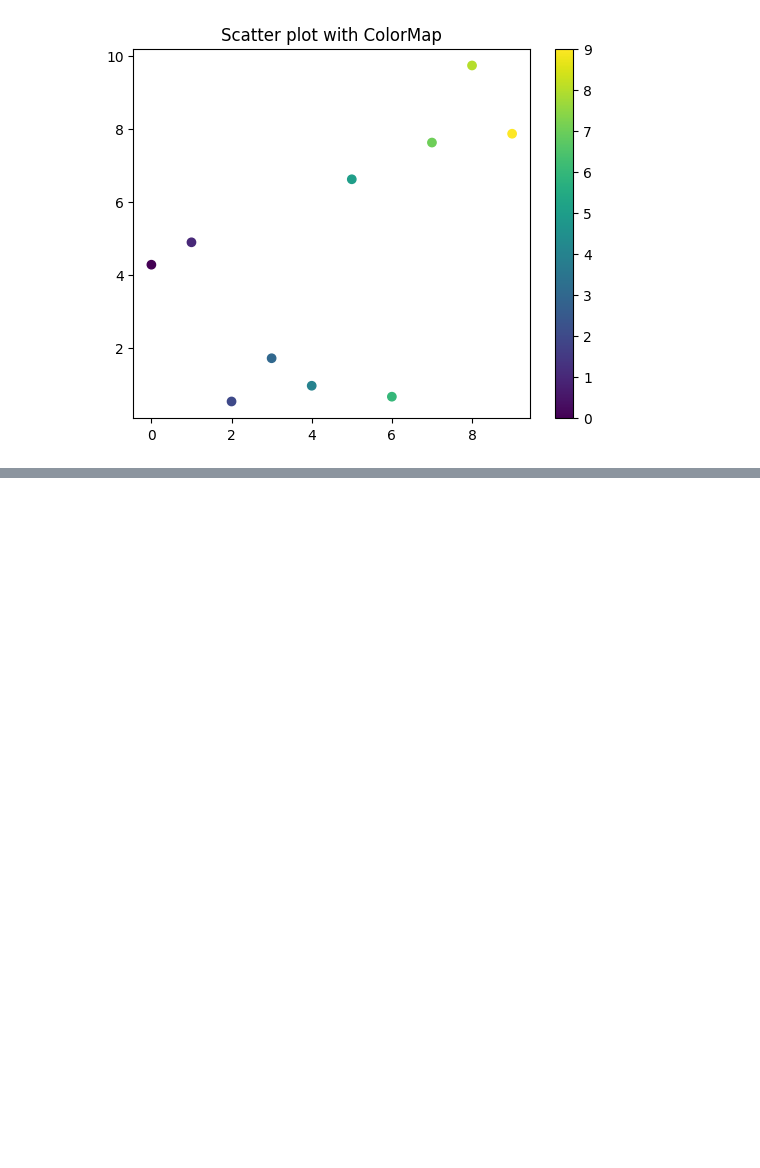
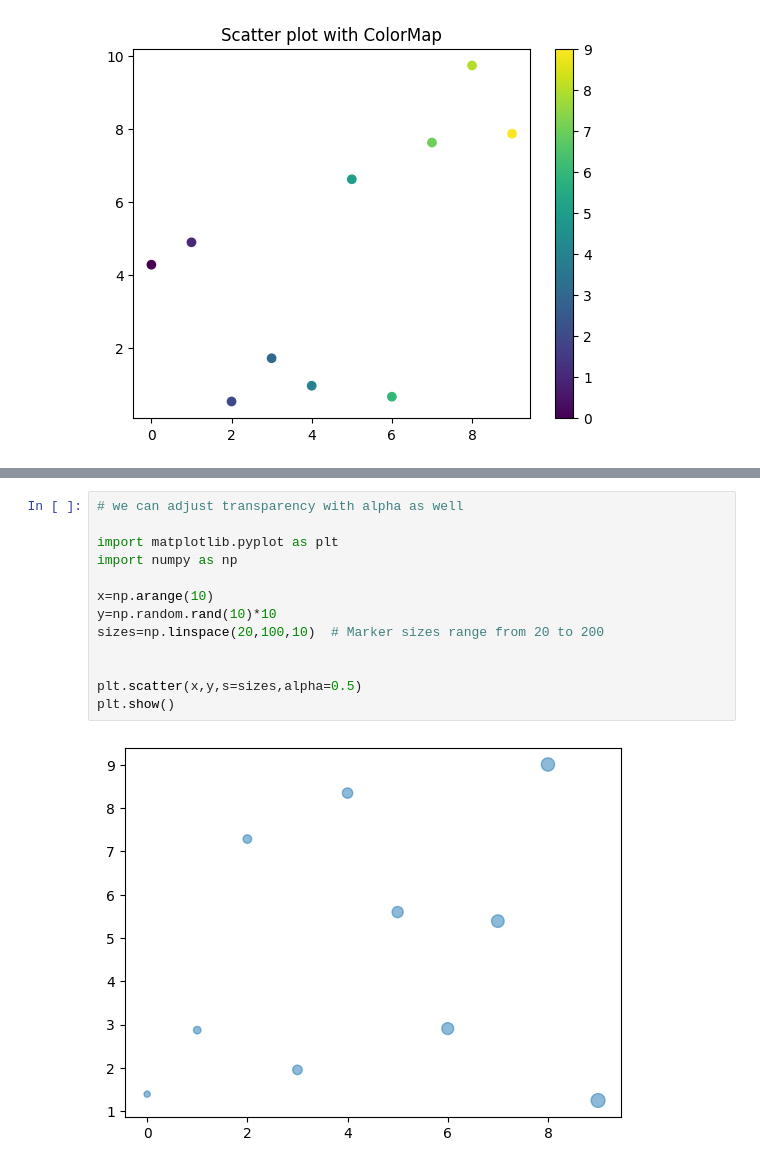
Before and after one commit to Praruj/Pandas_Practise_Portfolio, a Jupyter notebook: Notebooks/Matplotlib.ipynb, the cells around one changed output, grey strips where cells are left out. Saved outputs shown, nothing was run; the diff lists cells and outputs as text; blank space fills up the shorter version.

```diff
--- a/Notebooks/Matplotlib.ipynb
+++ b/Notebooks/Matplotlib.ipynb
@@ -336,0 +368,15 @@ plt.show()
+# %%
+# we can adjust transparency with alpha as well
+
+import matplotlib.pyplot as plt
+import numpy as np
+
+x=np.arange(10)
+y=np.random.rand(10)*10
+sizes=np.linspace(20,100,10)  # Marker sizes range from 20 to 200
+
+
+plt.scatter(x,y,s=sizes,alpha=0.5)
+plt.show()
+# %% [output]
+[figure, added]
```
Also changed, not shown: parts of 3 cells of this notebook.
